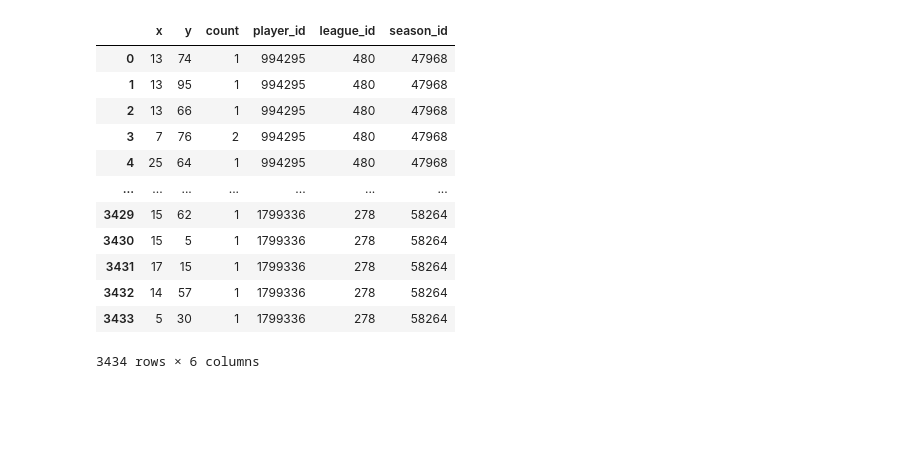
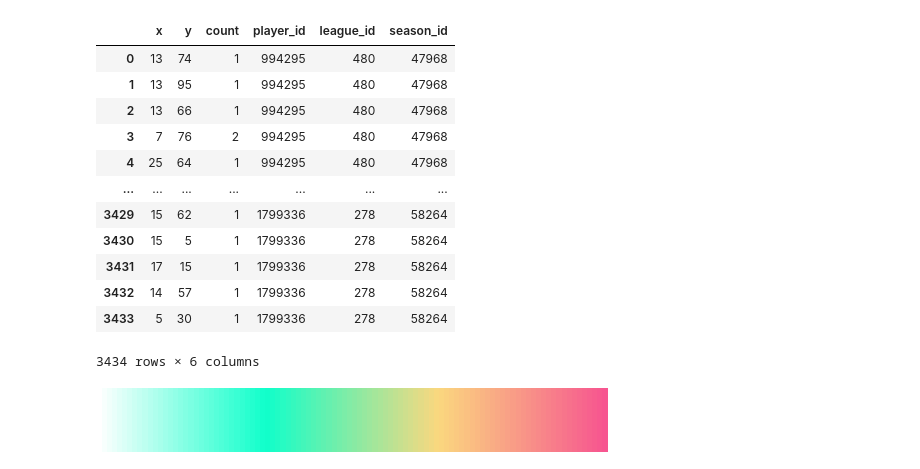
Before and after one commit to agusrjs/scouting-resources, a Jupyter notebook: heatmap.ipynb, the cells around one changed output. Saved outputs shown, nothing was run; the diff lists cells and outputs as text; code cells hidden in the pictures; blank space fills up the shorter version.

```diff
--- a/heatmap.ipynb
+++ b/heatmap.ipynb
@@ -47,12 +47,17 @@ No heatmap data found for player 994295 in league 11612 and season 63978.
 # %%
 df = pd.read_csv('data\sofascore_heatmap.csv')
 # %%
-color0='#FFFFFF'
-color1='#0A2140'
-color2='#CD0E2D'
+color0='#10FFCB'
+color1='#FBD87F'
+color2='#F75590'
+color_white = '#FFFFFF'
+color_line = '#7F7F7F'
 
 # Crear el colormap personalizado con los porcentajes de inicio para cada color
-cmap = LinearSegmentedColormap.from_list("CustomMap", [(0, color0), (0.6, color1), (1, color2)], N=100)
+cmap = LinearSegmentedColormap.from_list("CustomMap", [(0, color_white), (0.33, color0), (0.67, color1), (1, color2)], N=100)
+cmap
+# %% [output]
+[figure, added]
 # %%
 grouped = df.groupby('player_id')
 
```
Also changed, not shown: parts of 1 cell of this notebook, 12 other files.
